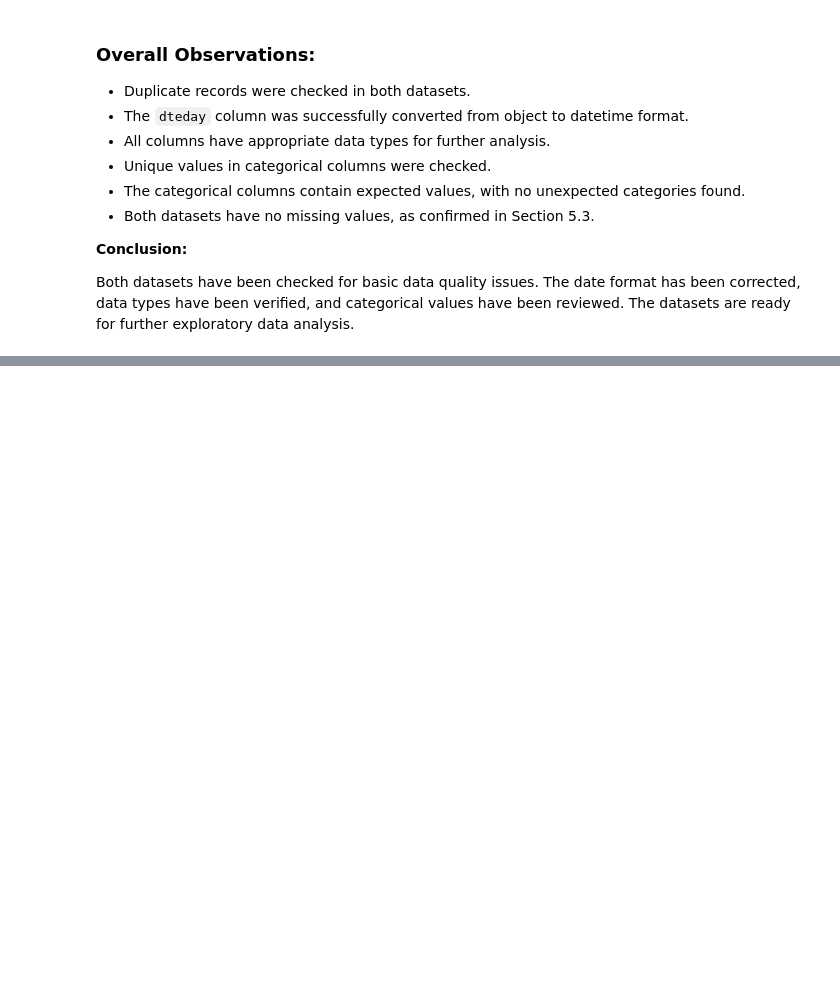
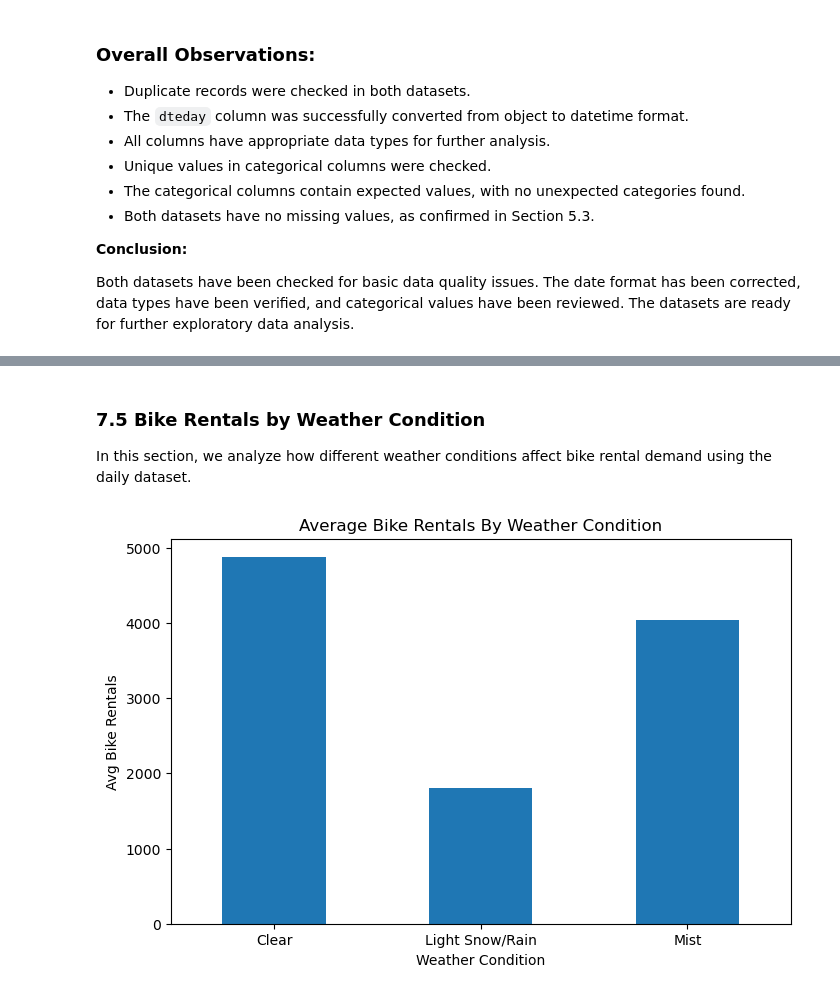
Before and after one commit to ChaitanyaGirase/Bike-Rental-Prediction, a Jupyter notebook: notebooks/bike_rental_analysis.ipynb, the cells around one changed output, grey strips where cells are left out. Saved outputs shown, nothing was run; the diff lists cells and outputs as text; code cells hidden in the pictures; blank space fills up the shorter version.

```diff
--- a/notebooks/bike_rental_analysis.ipynb
+++ b/notebooks/bike_rental_analysis.ipynb
@@ -349,0 +548,14 @@ Both datasets have been checked for basic data quality issues. The date format h
+# %% [markdown]
+### 7.5 Bike Rentals by Weather Condition
+
+In this section, we analyze how different weather conditions affect bike rental demand using the daily dataset.
+# %%
+weather_rentals = day_df.groupby('weather_name')['cnt'].mean()
+weather_rentals.plot(kind='bar', figsize=(8,5))
+plt.title("Average Bike Rentals By Weather Condition")
+plt.xlabel("Weather Condition")
+plt.ylabel("Avg Bike Rentals")
+plt.xticks(rotation=0)
+plt.show()
+# %% [output]
+[figure, added]
```
Also changed, not shown: parts of 50 cells of this notebook.
